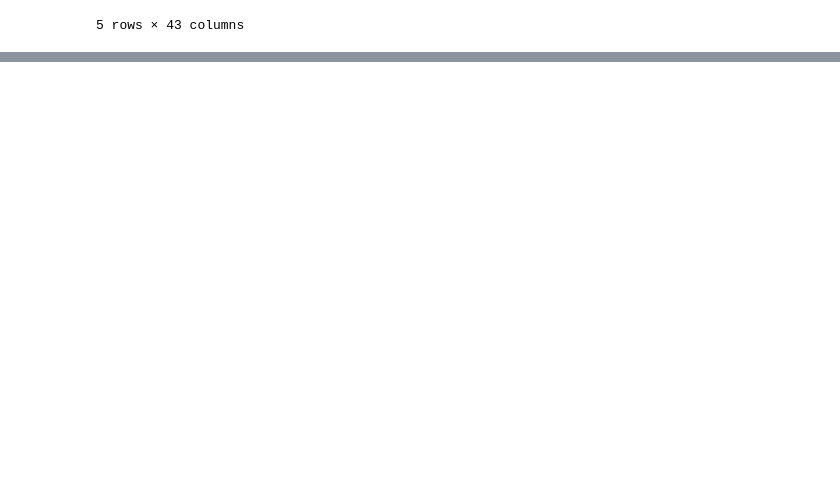
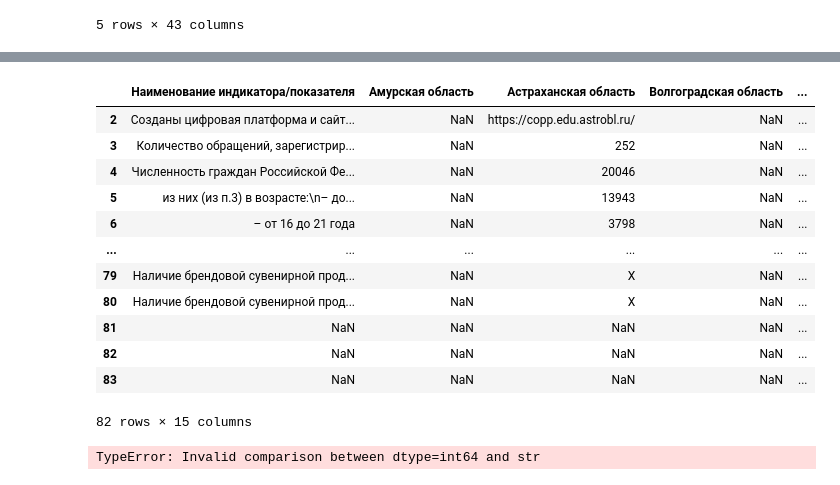
Before and after one commit to t0r1n88/Alora, a Jupyter notebook: svod_copp.ipynb, the cells around one changed output, grey strips where cells are left out. Cells and saved outputs as stored; diff of their text form; code cells hidden in the pictures; blank space fills up the shorter version.

```diff
--- a/svod_copp.ipynb
+++ b/svod_copp.ipynb
@@ -71,0 +73,7 @@ temp_df.head()
+# %%
+# оставляем только колонки за 2023 т.е те что посередине
+lst_2023_columns = [column
+                    for column in temp_reg_df.columns
+                    if 'Фактическое значение по итогам четырёх кварталов 2023 г. (указывается значение суммы I, II, III, IV кварталов)'
+                   in column
+                 ]
@@ -71,0 +97,29 @@ temp_df.head()
+# %%
+# оставляем только колонки с 2023
+temp_reg_df = temp_reg_df[lst_2023_columns]
+# %%
+# заменяем названия колонок на регионы
+temp_reg_df.columns = temp_lst_regions
+# %%
+temp_reg_df.insert(0,'Наименование индикатора/показателя',temp_df['Наименование индикатора/показателя'])
+# %%
+temp_reg_df
+# %% [output]
+|  | Наименование индикатора/показателя | Амурская область | Астраханская область | Волгоградская область | ... |
+| 2 | Созданы цифровая платформа и сайт... | NaN | https://copp.edu.astrobl.ru/ | NaN | ... |
+| 3 | Количество обращений, зарегистрир... | NaN | 252 | NaN | ... |
+| 4 | Численность граждан Российской Фе... | NaN | 20046 | NaN | ... |
+| 5 | из них (из п.3) в возрасте:\n– до... | NaN | 13943 | NaN | ... |
+| 6 | – от 16 до 21 года | NaN | 3798 | NaN | ... |
+| ... | ... | ... | ... | ... | ... |
+| 79 | Наличие брендовой сувенирной прод... | NaN | Х | NaN | ... |
+| 80 | Наличие брендовой сувенирной прод... | NaN | Х | NaN | ... |
+| 81 | NaN | NaN | NaN | NaN | ... |
+| 82 | NaN | NaN | NaN | NaN | ... |
+| 83 | NaN | NaN | NaN | NaN | ... |
+82 rows × 15 columns
+# %%
+# очищаем от пустых строк
+temp_reg_df.dropna(how=='all')
+# %% [output]
+TypeError: Invalid comparison between dtype=int64 and str
```
Also changed, not shown: parts of 3 cells of this notebook.
